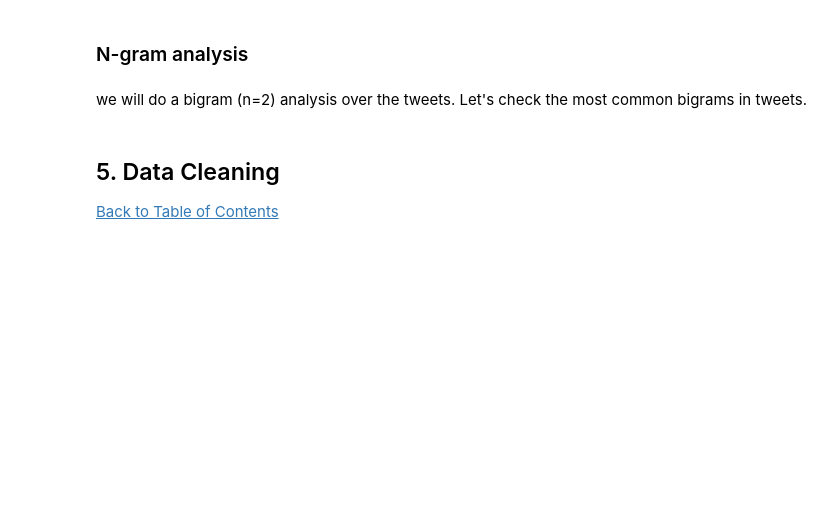
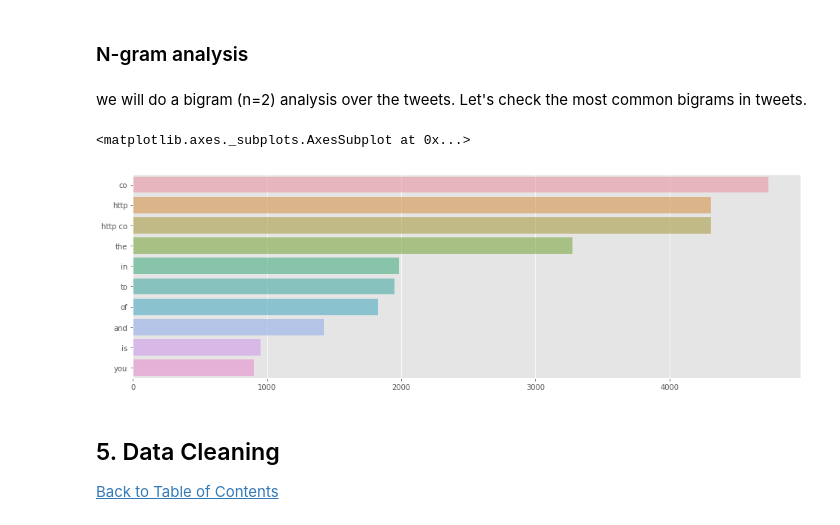
Before and after one commit to HieuFromWaterloo/realornot, a Jupyter notebook: Init0220.ipynb, the cells around one changed output. Cells and saved outputs as stored; diff of their text form; code cells hidden in the pictures; blank space fills up the shorter version.

```diff
--- a/Init0220.ipynb
+++ b/Init0220.ipynb
@@ -293,7 +342,7 @@ Lot of cleaning needed !
 we will do a bigram (n=2) analysis over the tweets. Let's check the most common bigrams in tweets.
 # %%
 def get_top_tweet_bigrams(corpus, n=None):
-    vec = CountVectorizer(ngram_range=(2, 2)).fit(corpus)
+    vec = CountVectorizer(ngram_range=(1, 2)).fit(corpus)
     bag_of_words = vec.transform(corpus)
     sum_words = bag_of_words.sum(axis=0)
     words_freq = [(word, sum_words[0, idx]) for word, idx in vec.vocabulary_.items()]
@@ -302,8 +351,11 @@ def get_top_tweet_bigrams(corpus, n=None):
 # %%
 plt.figure(figsize=(16,5))
 top_tweet_bigrams=get_top_tweet_bigrams(tweet['text'])[:10]
 x,y=map(list,zip(*top_tweet_bigrams))
-sns.barplot(x=y,y=x)
+sns.barplot(x=y,y=x, alpha=0.6)
+# %% [output]
+<matplotlib.axes._subplots.AxesSubplot at 0x...>
+[figure, added]
 # %% [markdown]
 ## 5. Data Cleaning <a class="anchor" id="5"></a>
 
```
Also changed, not shown: parts of 89 cells of this notebook.
